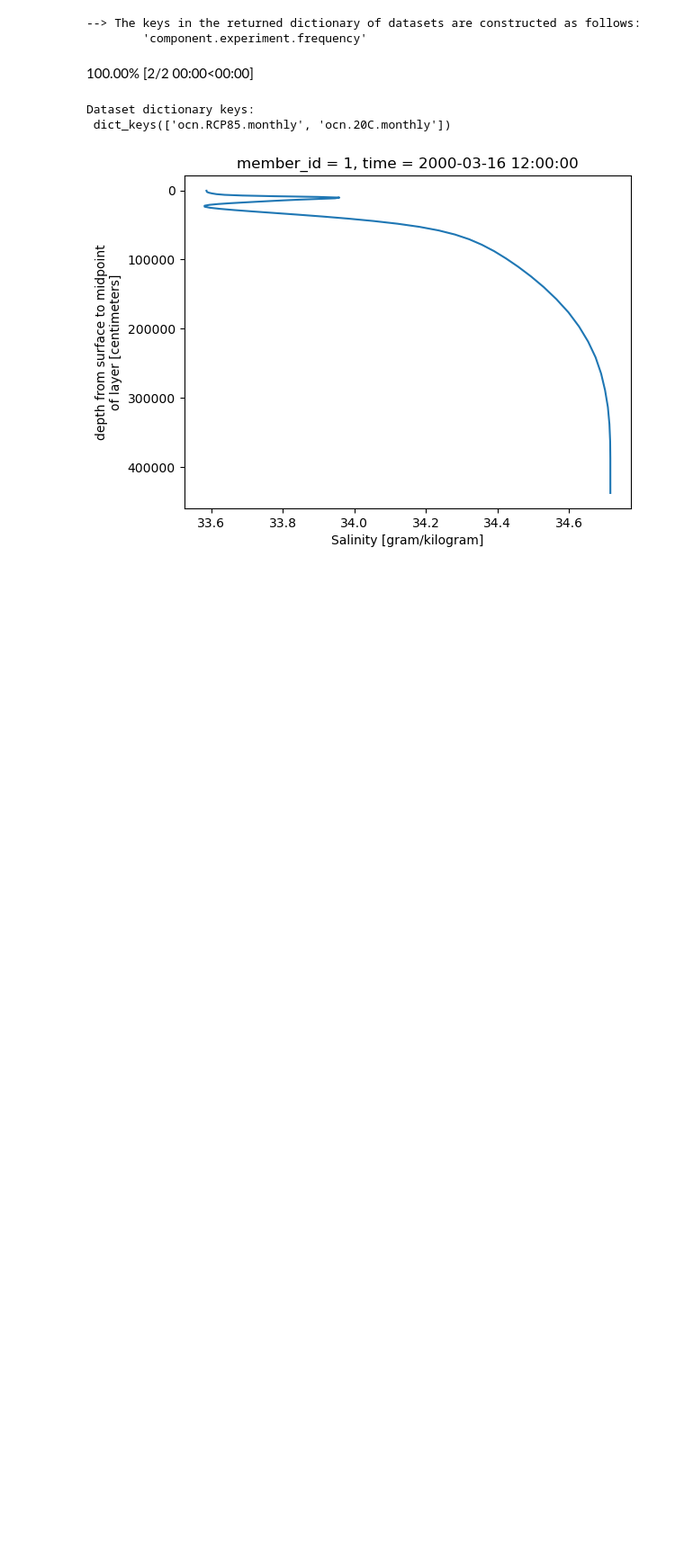
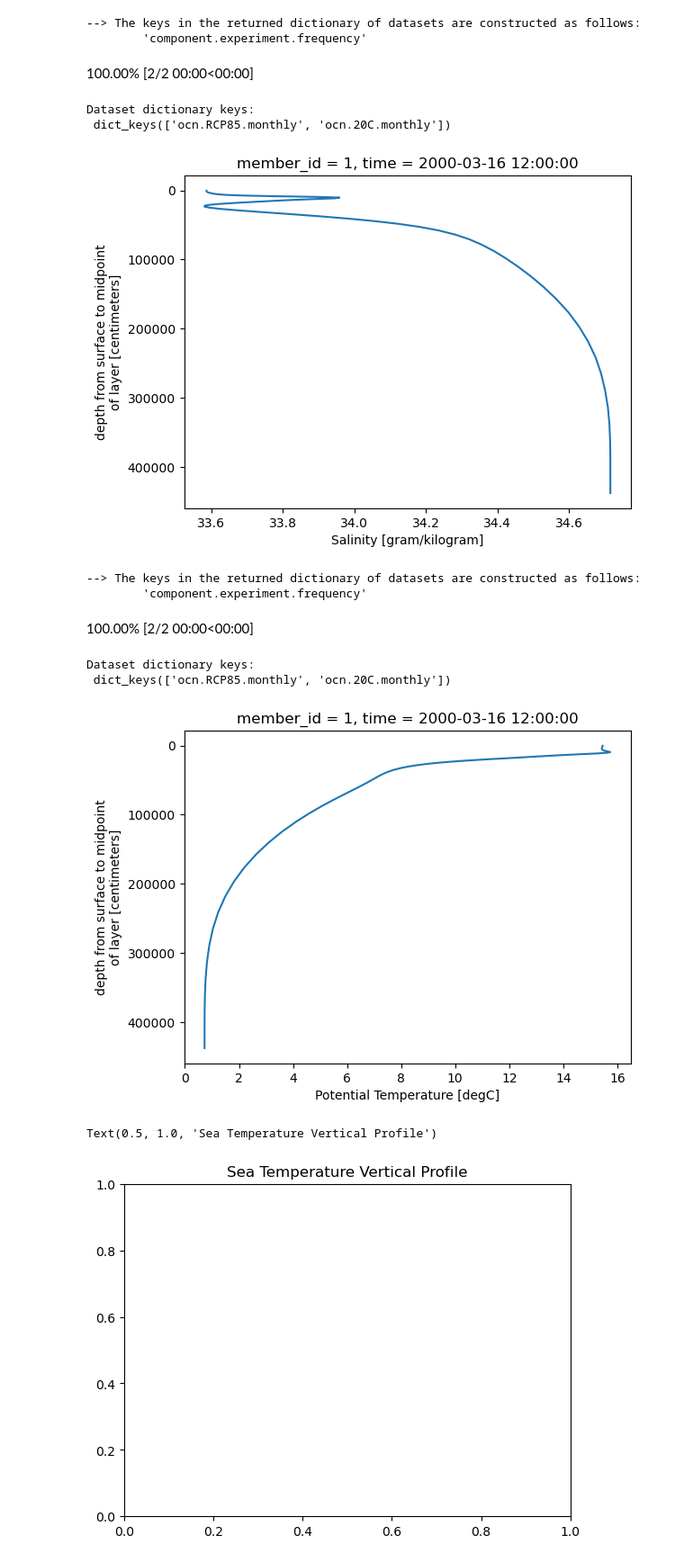
Before and after one commit to Channelislanders/toolkit, a Jupyter notebook: Vertical_profile.ipynb, the cells around one changed output. Shown at 90% size. Cells and saved outputs as stored; diff of their text form; code cells hidden in the pictures; blank space fills up the shorter version.

```diff
--- a/Vertical_profile.ipynb
+++ b/Vertical_profile.ipynb
@@ -305,3 +238,53 @@ plt.show()
 Dataset dictionary keys:
  dict_keys(['ocn.RCP85.monthly', 'ocn.20C.monthly'])
 [figure]
+# %%
+# Get more detailed: search for monthly output for the 20th century and RCP8.5
+col_ocnTEMP = col.search(
+    frequency=["monthly"],
+    component="ocn",
+    variable="TEMP",
+    experiment=["20C", "RCP85"],
+)
+
+col_ocnTEMP.df
+
+# Load catalog entries for subset into a dictionary of xarray datasets
+dsets_TEMP = col_ocnTEMP.to_dataset_dict(
+    zarr_kwargs={"consolidated": True}, storage_options={"anon": True}
+)
+print(f"\nDataset dictionary keys:\n {dsets_TEMP.keys()}")
+
+# Define Xarray datasets corresponding to the three experiments
+ds_20C_TEMP = dsets_TEMP["ocn.20C.monthly"]
+ds_RCP85_TEMP = dsets_TEMP["ocn.RCP85.monthly"]
+
+# plot for TEMP
+
+slice_time_TEMP = ds_20C_TEMP.sel(time = "2000-03")
+
+TEMP_2000 = slice_time_TEMP.sel(member_id = 1)
+
+TEMP_2000_03 = TEMP_2000.isel(nlat = 280, nlon = 240)
+
+# Select the variable you want to plot
+TEMP_2000_03_dataarray = TEMP_2000_03['TEMP']
+
+# Plot the data
+TEMP_2000_03_dataarray.plot(y='z_t')
+
+# Plotting the salinity with inverted y-axis
+plt.gca().invert_yaxis()
+plt.show()
+
+#add title to graph
+plt.title("Sea Temperature Vertical Profile")
+# %% [output]
+--> The keys in the returned dictionary of datasets are constructed as follows:
+        'component.experiment.frequency'
+100.00% [2/2 00:00<00:00]
+Dataset dictionary keys:
+ dict_keys(['ocn.RCP85.monthly', 'ocn.20C.monthly'])
+[figure, added]
+Text(0.5, 1.0, 'Sea Temperature Vertical Profile')
+[figure, added]
```
Also changed, not shown: parts of 5 cells of this notebook.
